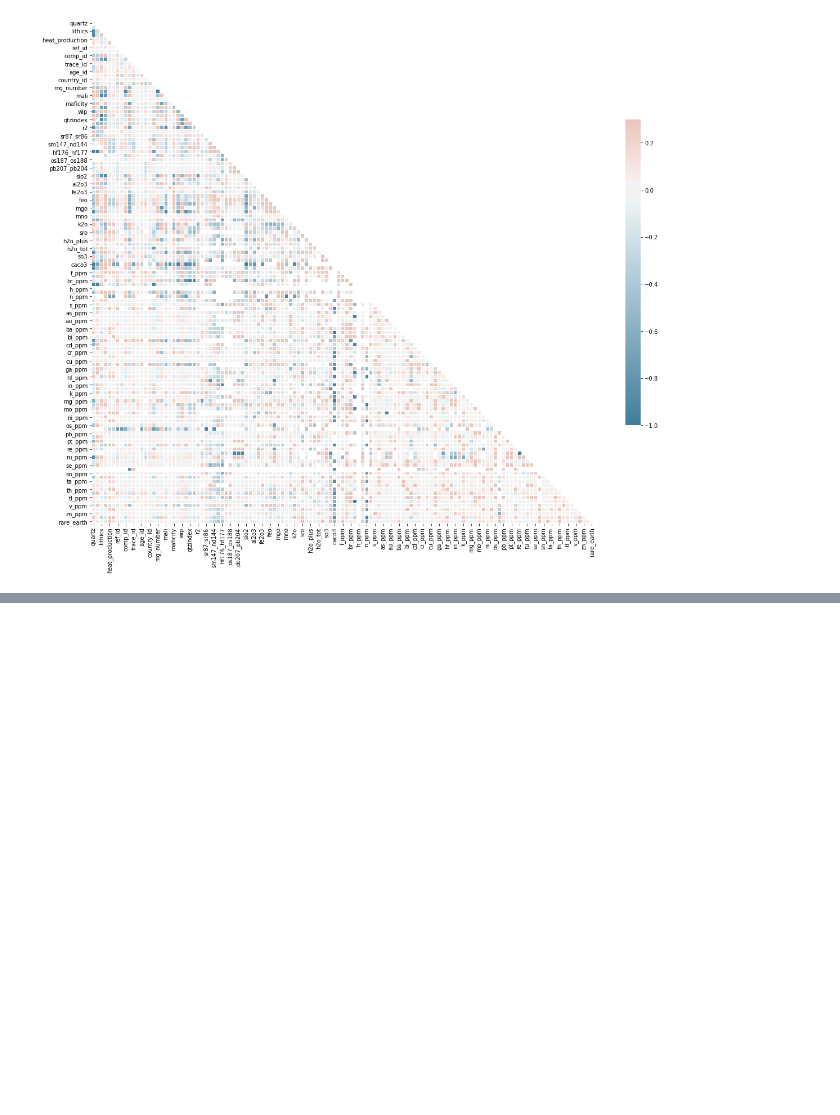
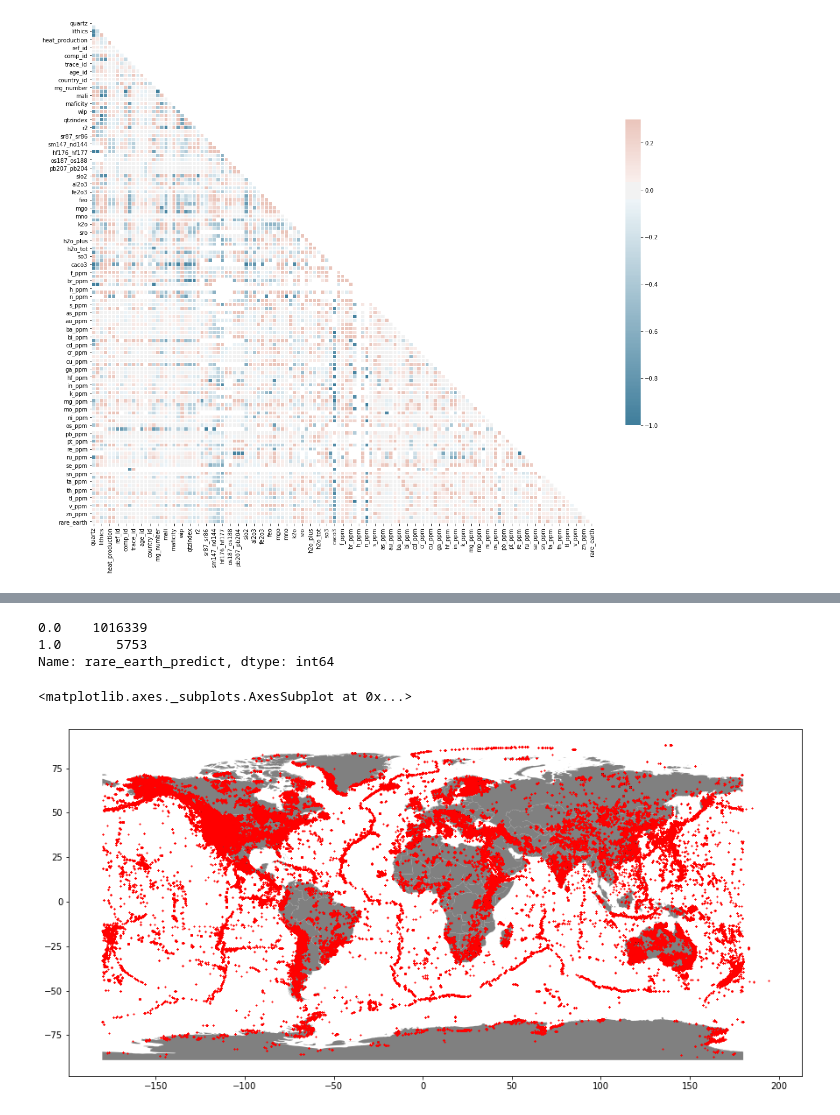
Before and after one commit to jnorman74/Rare_Earth_Metal_Mining, a Jupyter notebook: Exploratory.ipynb, the cells around one changed output, grey strips where cells are left out. Saved outputs shown, nothing was run; the diff lists cells and outputs as text; code cells hidden in the pictures; blank space fills up the shorter version.

```diff
--- a/Exploratory.ipynb
+++ b/Exploratory.ipynb
@@ -283,0 +263,5 @@ shap.summary_plot(shap_values, X_train)
+# %%
+#use model to predict if rare earths in full dataset (even the rows that did not have rare earth data)
+features_full_dataset = df2.drop(['rare_earth'], axis=1)
+y_pred_all = model_class.predict(features_full_dataset)
+y_pred_all
@@ -283,0 +285,6 @@ shap.summary_plot(shap_values, X_train)
+# %%
+features_full_dataset['rare_earth_predict'].value_counts()
+# %% [output]
+0.0    1016339
+1.0       5753
+Name: rare_earth_predict, dtype: int64
@@ -283,0 +298,18 @@ shap.summary_plot(shap_values, X_train)
+# %%
+#read in shape files with world map
+map = gpd.read_file('.\\maps\\World_Countries__Generalized_.shp')
+# %%
+#create geometry points with lat & long
+geometry = [Point(xy) for xy in zip(features_full_dataset["longitude"], features_full_dataset["latitude"])]
+geometry[:3]
+#crs = coordinated reference system
+crs = {'init': 'epsg:4326'}
+geo_df=gpd.GeoDataFrame(features_full_dataset, crs=crs, geometry = geometry)
+# %%
+#create map with no rare earth points
+fig,ax=plt.subplots(figsize=(15,15))
+map.plot(ax=ax, color="grey")
+geo_df[geo_df['rare_earth_predict']==0].plot(ax=ax, markersize=1, color="red", marker='x')
+# %% [output]
+<matplotlib.axes._subplots.AxesSubplot at 0x...>
+[figure, added]
```
Also changed, not shown: parts of 27 cells of this notebook.
